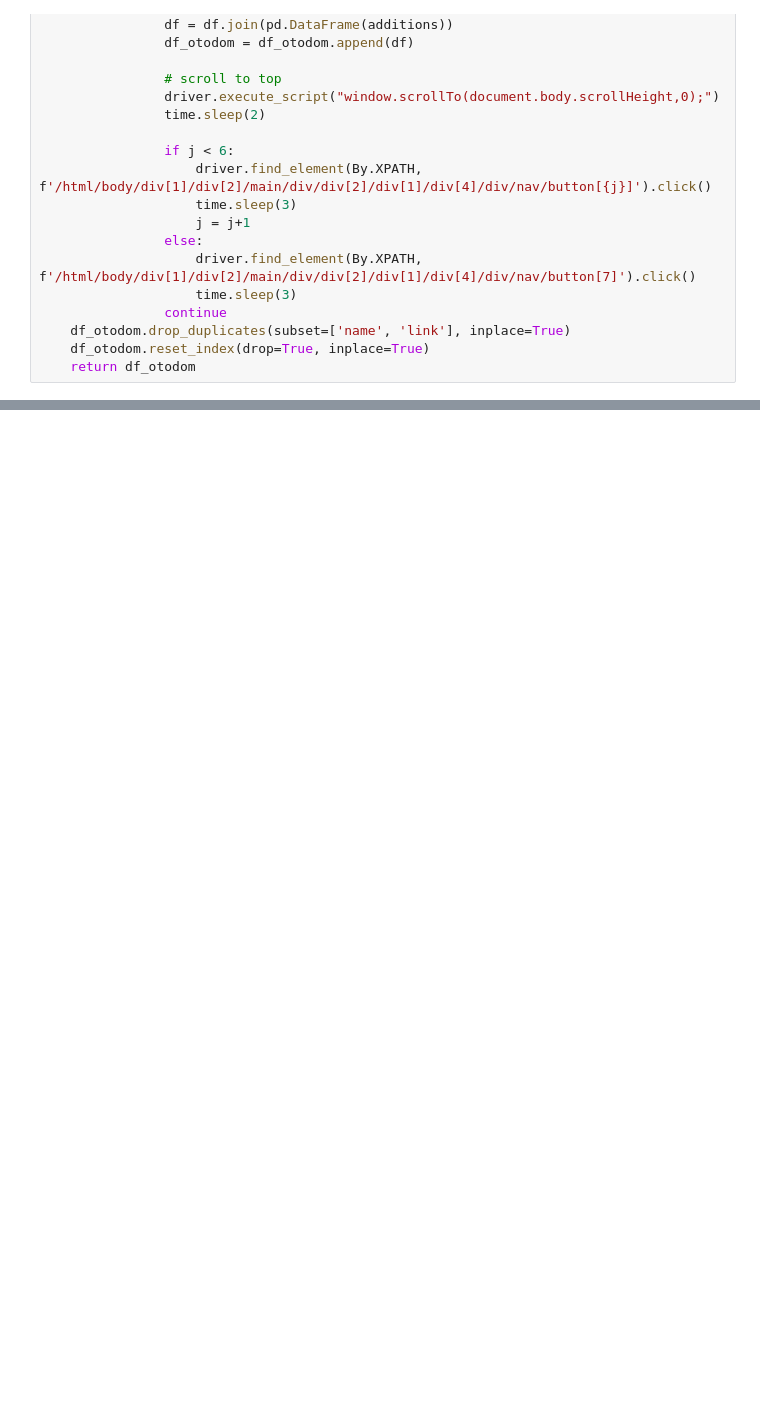
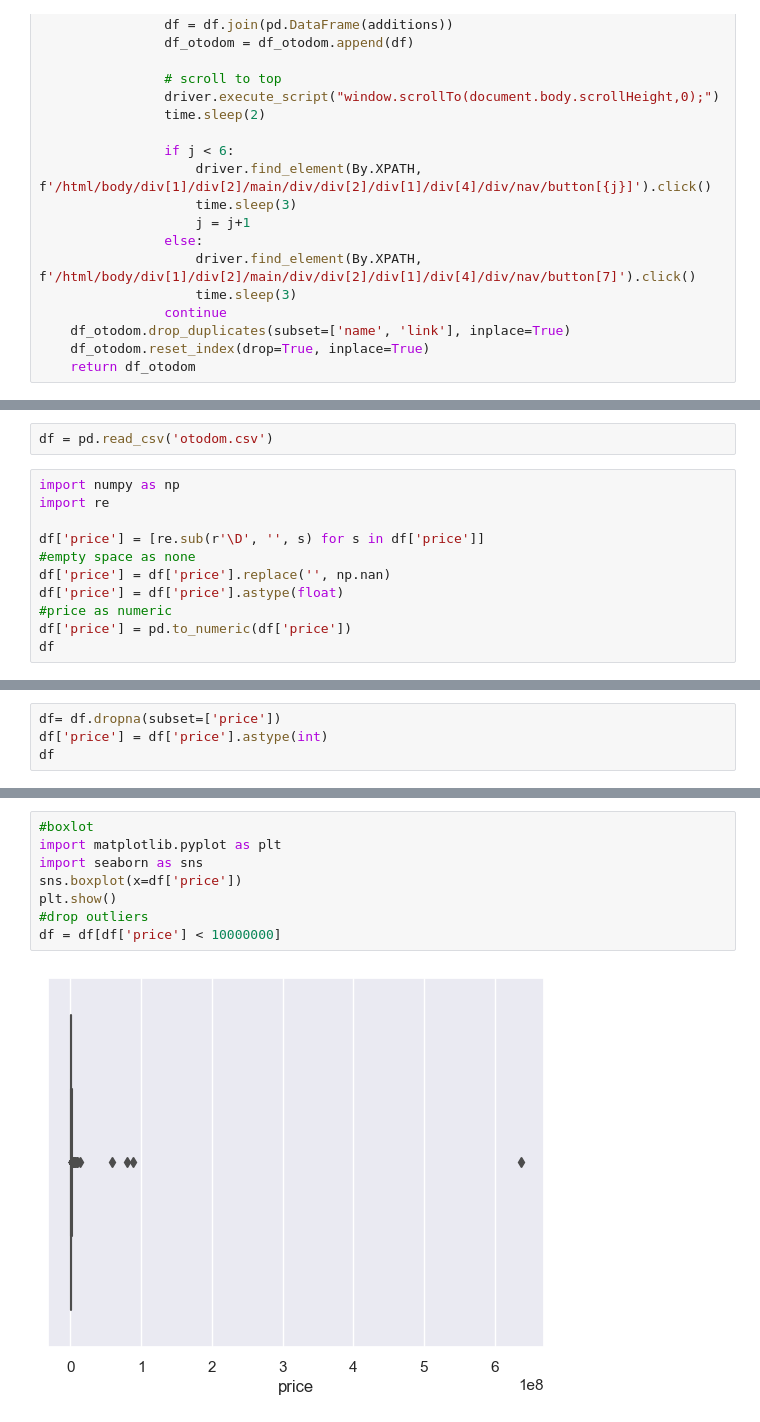
Before and after one commit to Mik3KL0/Webscraping-python-project, a Jupyter notebook: scraper.ipynb, the cells around one changed output, grey strips where cells are left out. Drawn from its saved outputs; the diff is of its cells as text; blank space fills up the shorter version.

```diff
--- a/scraper.ipynb
+++ b/scraper.ipynb
@@ -431,0 +308,13 @@ fun(df)
+# %%
+df = pd.read_csv('otodom.csv')
+# %%
+import numpy as np
+import re
+
+df['price'] = [re.sub(r'\D', '', s) for s in df['price']]
+#empty space as none
+df['price'] = df['price'].replace('', np.nan)
+df['price'] = df['price'].astype(float)
+#price as numeric
+df['price'] = pd.to_numeric(df['price'])
+df
@@ -431,0 +335,4 @@ fun(df)
+# %%
+df= df.dropna(subset=['price'])
+df['price'] = df['price'].astype(int)
+df
@@ -431,0 +358,10 @@ fun(df)
+# %%
+#boxlot
+import matplotlib.pyplot as plt
+import seaborn as sns
+sns.boxplot(x=df['price'])
+plt.show()
+#drop outliers
+df = df[df['price'] < 10000000]
+# %% [output]
+[figure, added]
```
Also changed, not shown: parts of 15 cells of this notebook, 1 other file.
